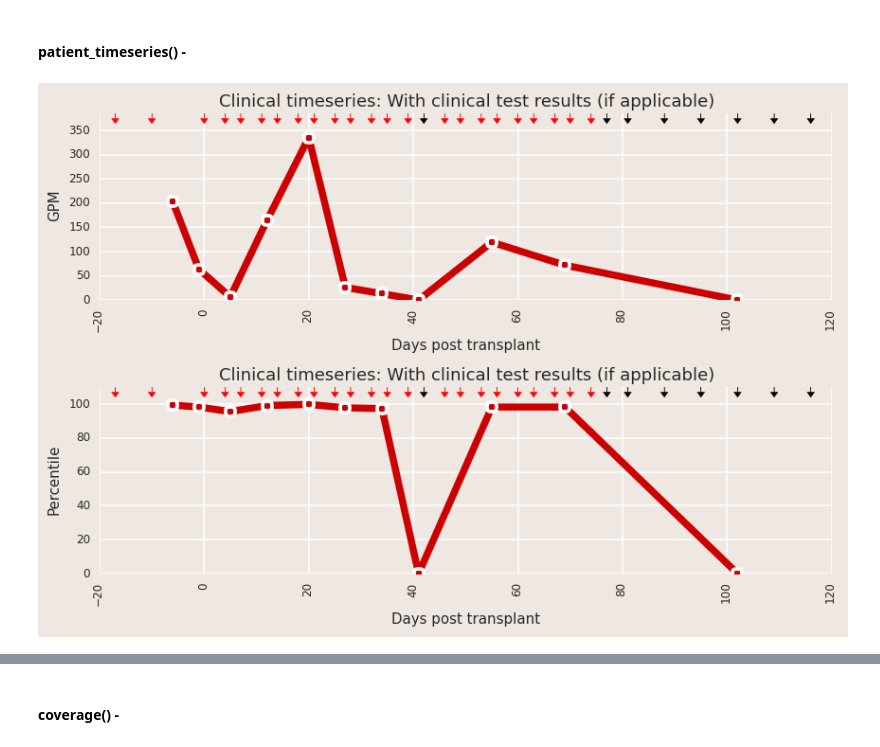
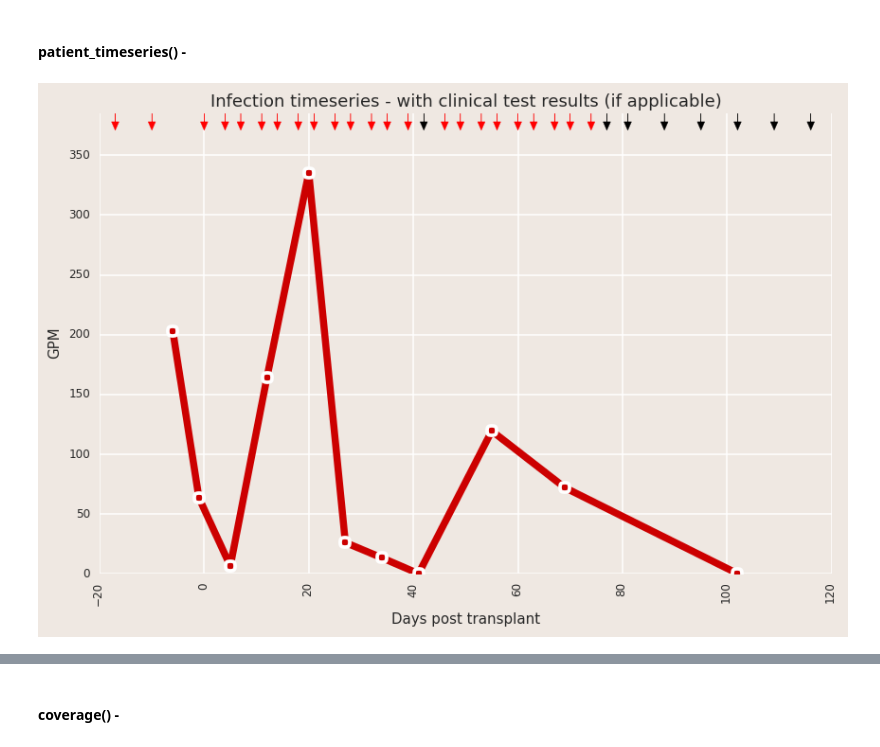
Before and after one commit to lmart999/CS229, a Jupyter notebook: ie_sql.ipynb, the cells around one changed output, grey strips where cells are left out. Saved outputs shown, nothing was run; the diff lists cells and outputs as text; code cells hidden in the pictures.

```diff
--- a/ie_sql.ipynb
+++ b/ie_sql.ipynb
@@ -514,6 +540,8 @@ m2
 # %% [markdown]
 #### patient_timeseries() -
 # %%
+dataToPlot='GPM'
+
 # SQL Code
 
 # Pull data for patient
@@ -580,56 +608,43 @@ clinical_data_patient=sql.read_sql("select DaysPostTX_test,Test_Result,Tested_In
 clinical_data_patient.set_index('Tested_Infection',inplace=True)
 try:
     results_flag=True
     clinical_results_patient=clinical_data_patient.loc[clinical_infection_name]
 except KeyError:
     results_flag=False
     print "Infection not tested in patient."
 
 # Plot
-fig,(ax1, ax2) = plt.subplots(2,1)
 alpha=1
 z=1
 
-ax1.plot(days,gpm_plot,'o-',color=plot_color,ms=7,mew=2.5,mec='white',linewidth=5,alpha=alpha,zorder=z,label=getName(taxID))
+if dataToPlot!='Percentile':
+    plotdata=gpm_plot
+    ylabel='GPM'
+else:
+    plotdata=per_plot
+    ylabel='Percentile'
+
+fig,ax1 = plt.subplots(1,1)
+ax1.plot(days,plotdata,'o-',color=plot_color,ms=7,mew=2.5,mec='white',linewidth=5,alpha=alpha,zorder=z,label=getName(taxID))
 limits = ax1.axis()
 ymax=limits[3]*1.1
 ax1.set_ylim([0,limits[3]*1.1])
-arrowYScale=np.abs(limits[3]-limits[2])*0.03
+arrowYScale=np.abs(limits[3]-limits[2])*0.02
 arrowXScale=np.abs(limits[1]-limits[0])*0.01
 alpha=1
 
 if results_flag:
     for d in clinical_results_patient.loc[clinical_results_patient['Test_Result']==0,'DaysPostTX_test']:
         ax1.arrow(d,ymax,0.0,-1*arrowYScale,fc='black', ec='black',head_width=arrowXScale,head_length=1.0*arrowYScale,alpha=alpha)
     for d in clinical_results_patient.loc[clinical_results_patient['Test_Result']==1,'DaysPostTX_test']:
         ax1.arrow(d,ymax,0.0,-1*arrowYScale, fc='red', ec='red',head_width=arrowXScale,head_length=1.0*arrowYScale,alpha=alpha)
 
 plt.setp(ax1.get_xticklabels(), rotation='vertical', fontsize=8)
 plt.setp(ax1.get_yticklabels(), rotation='horizontal', fontsize=8)
 ax1.set_xlabel('Days post transplant', fontsize = 10)
-ax1.set_ylabel('GPM', fontsize = 10)
-ax1.set_title('Clinical timeseries: With clinical test results (if applicable)',fontsize = 12)
-
-ax2.plot(days,per_plot,'o-',color=plot_color,ms=7,mew=2.5,mec='white',linewidth=5,alpha=alpha,zorder=z,label=getName(taxID))
-limits = ax2.axis()
-ymax=limits[3]*1.1
-ax2.set_ylim([0,limits[3]*1.1])
-arrowYScale=np.abs(limits[3]-limits[2])*0.03
-arrowXScale=np.abs(limits[1]-limits[0])*0.01
-alpha=1
-
-if results_flag:
-    for d in clinical_results_patient.loc[clinical_results_patient['Test_Result']==0,'DaysPostTX_test']:
-        ax2.arrow(d,ymax,0.0,-1*arrowYScale,fc='black', ec='black',head_width=arrowXScale,head_length=1.0*arrowYScale,alpha=alpha)
-    for d in clinical_results_patient.loc[clinical_results_patient['Test_Result']==1,'DaysPostTX_test']:
-        ax2.arrow(d,ymax,0.0,-1*arrowYScale, fc='red', ec='red',head_width=arrowXScale,head_length=1.0*arrowYScale,alpha=alpha)
-
-plt.setp(ax2.get_xticklabels(), rotation='vertical', fontsize=8)
-plt.setp(ax2.get_yticklabels(), rotation='horizontal', fontsize=8)
-ax2.set_xlabel('Days post transplant', fontsize = 10)
-ax2.set_ylabel('Percentile', fontsize = 10)
-ax2.set_title('Clinical timeseries: With clinical test results (if applicable)',fontsize = 12)
+ax1.set_ylabel(ylabel, fontsize = 10)
+ax1.set_title('Infection timeseries - with clinical test results (if applicable)',fontsize = 12)
 
 plt.tight_layout()
 # %% [output]
-[figure, old version]
+[figure, new version]
```
Also changed, not shown: parts of 7 cells of this notebook.
